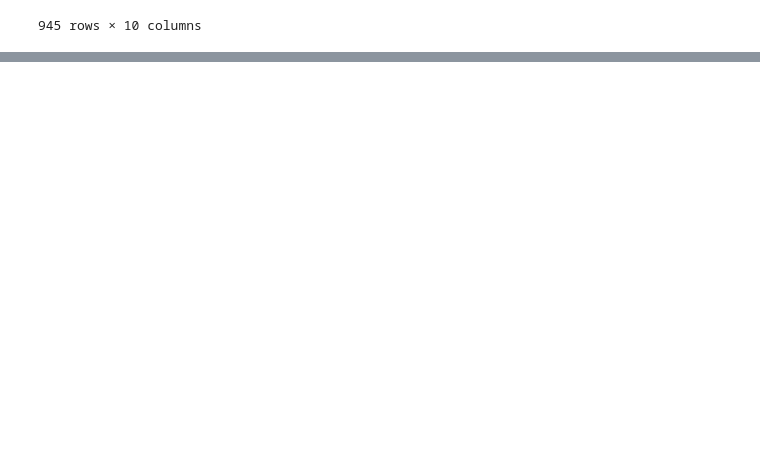
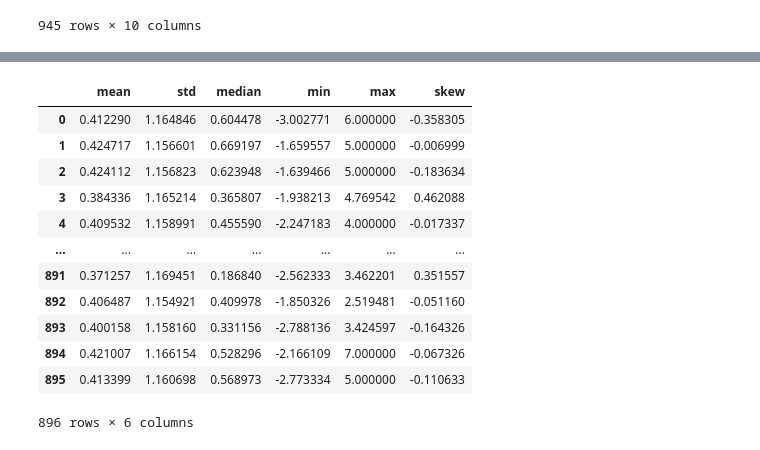
Before and after one commit to MatanAvitan/timeseries_kaggle, a Jupyter notebook: notebooks/data_exploration.ipynb, the cells around one changed output, grey strips where cells are left out. Cells and saved outputs as stored; diff of their text form; code cells hidden in the pictures; blank space fills up the shorter version.

```diff
--- a/notebooks/data_exploration.ipynb
+++ b/notebooks/data_exploration.ipynb
@@ -108,0 +154,16 @@ sample.iloc[:,:-1].transpose()
+# %%
+data.apply(AGGS, axis=1) # For each sample
+# %% [output]
+|  | mean | std | median | min | max | skew |
+| 0 | 0.412290 | 1.164846 | 0.604478 | -3.002771 | 6.000000 | -0.358305 |
+| 1 | 0.424717 | 1.156601 | 0.669197 | -1.659557 | 5.000000 | -0.006999 |
+| 2 | 0.424112 | 1.156823 | 0.623948 | -1.639466 | 5.000000 | -0.183634 |
+| 3 | 0.384336 | 1.165214 | 0.365807 | -1.938213 | 4.769542 | 0.462088 |
+| 4 | 0.409532 | 1.158991 | 0.455590 | -2.247183 | 4.000000 | -0.017337 |
+| ... | ... | ... | ... | ... | ... | ... |
+| 891 | 0.371257 | 1.169451 | 0.186840 | -2.562333 | 3.462201 | 0.351557 |
+| 892 | 0.406487 | 1.154921 | 0.409978 | -1.850326 | 2.519481 | -0.051160 |
+| 893 | 0.400158 | 1.158160 | 0.331156 | -2.788136 | 3.424597 | -0.164326 |
+| 894 | 0.421007 | 1.166154 | 0.528296 | -2.166109 | 7.000000 | -0.067326 |
+| 895 | 0.413399 | 1.160698 | 0.568973 | -2.773334 | 5.000000 | -0.110633 |
+896 rows × 6 columns
```
Also changed, not shown: parts of 13 cells of this notebook.
